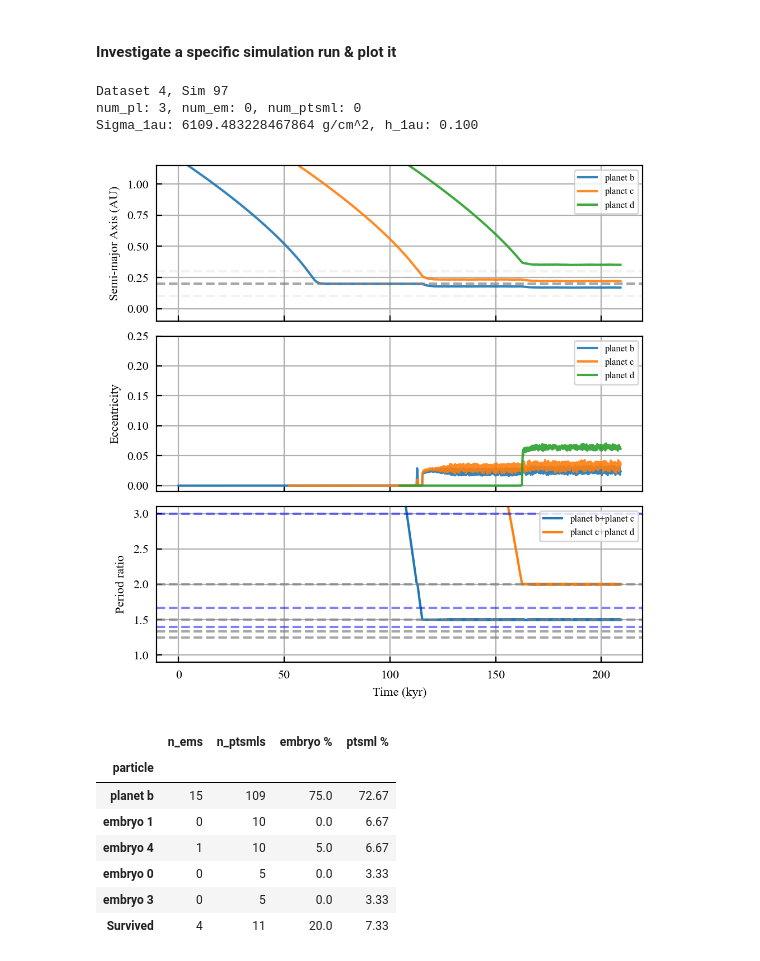
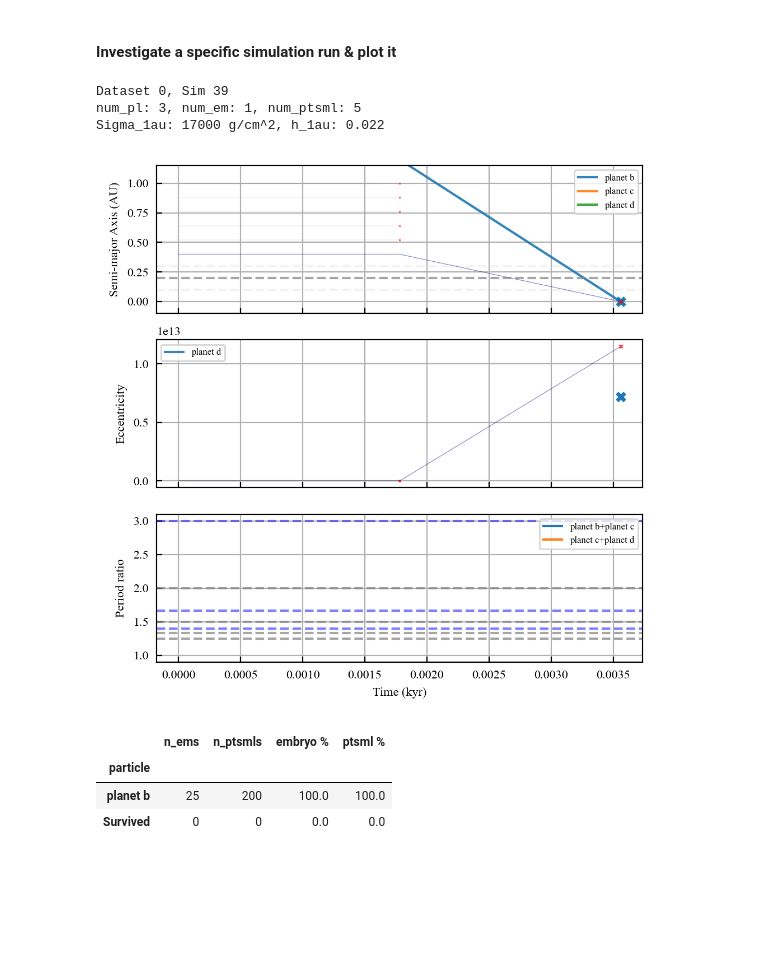
Before and after one commit to dchen10Git/uh-ifa-reu-2026, a Jupyter notebook: analyze_sims.ipynb, the cells around one changed output. Drawn from its saved outputs; the diff is of its cells as text; code cells hidden in the pictures; blank space fills up the shorter version.

```diff
--- a/analyze_sims.ipynb
+++ b/analyze_sims.ipynb
@@ -65,8 +65,8 @@ r_sun = u.Rsun.to(u.AU)
 # %% [markdown]
 #### Investigate a specific simulation run & plot it
 # %%
-dataset_id = 4
-sim_id = 97
+dataset_id = 0
+sim_id = 39
 base_dir = Path.cwd()
 file_path = base_dir.parent / f"sim_results/dataset{dataset_id}" / f"sim{sim_id}.h5"
 saved_sim = reb_sims.load_simulation_run(file_path)
@@ -123,8 +123,10 @@ def plot_system(saved_sim, num_pl, num_em, num_ptsml, t_units='kyr'):
             ax2.plot(times/time_factor, sim_data[name]["e"], alpha=0.9, label=name)
 
             if i < num_pl-1:
-                # ax3.plot(times/time_factor, sim_data[name]["P_ratio"], label=f"{name}+{rock_names[i+1]}")
                 ax3.plot(times/time_factor, sim_data[rock_names[i+1]]["P"]/sim_data[name]["P"], label=f"{name}+{rock_names[i+1]}")
+
+    # Pomegas should be antialigned
+    # ax2.plot(times/time_factor, sim_data['planet b']["pomega"]-sim_data['planet c']["pomega"], alpha=0.9, label=name)
 
     # Another loop to prevent color confusion
     for i in range(num_pl):
@@ -159,7 +161,7 @@ def plot_system(saved_sim, num_pl, num_em, num_ptsml, t_units='kyr'):
     ax3.set_xlabel("Time (kyr)")
 
     ax1.set_ylim(-0.1,1.15)
-    ax2.set_ylim(-0.01,0.25)
+    # ax2.set_ylim(-0.01,0.25)
     ax3.set_ylim(0.9,3.1)
 
     # Plot ide location & width
@@ -170,38 +172,38 @@ def plot_system(saved_sim, num_pl, num_em, num_ptsml, t_units='kyr'):
     except:
         pass
 
     ax1.legend(fontsize=6); ax2.legend(fontsize=6); ax3.legend(fontsize=6)
     ax1.grid(True); ax2.grid(True); ax3.grid(True)
 
     # Add horizontal lines for resonances
     first_res = [2/1, 3/2, 4/3, 5/4]
     second_res = [3/1, 5/3, 7/5]
     third_res = [4/1, 5/2, 7/4, 8/5]
 
     for r in first_res:
         ax3.axhline(r, color='gray', ls='--', alpha=0.7)
     for r in second_res:
         ax3.axhline(r, color='blue', ls='--', alpha=0.5)
     # for r in third_res:
     #     ax3.axhline(r, color='red', ls='--', alpha=0.5)
 
     fig.subplots_adjust(hspace=0)
 
     # plt.suptitle("Orbital Evolution")
     plt.tight_layout(); plt.show()
     # plt.savefig("orbital_evo.svg", bbox_inches="tight")
 
 print(f"Dataset {dataset_id}, Sim {sim_id}")
 print(f"num_pl: {metadata['num_pl']}, num_em: {metadata['num_em']}, num_ptsml: {metadata['num_ptsml']}")
-print(f"Sigma_1au: {metadata['Sigma_1au']} g/cm^2, h_1au: {metadata['h_1au']:.3f}")
+print(f"Sigma_1au: {metadata['Sigma_1au']:.0f} g/cm^2, h_1au: {metadata['h_1au']:.3f}")
 
 %matplotlib widget
 plot_system(saved_sim, num_pl, num_em, num_ptsml)
 # %% [output]
-Dataset 4, Sim 97
-num_pl: 3, num_em: 0, num_ptsml: 0
-Sigma_1au: 6109.483228467864 g/cm^2, h_1au: 0.100
+Dataset 0, Sim 39
+num_pl: 3, num_em: 1, num_ptsml: 5
+Sigma_1au: 17000 g/cm^2, h_1au: 0.022
-[figure, old version]
+[figure, new version]
 # %%
 def get_collision_log(metadata):
     """Collects collision log and converts to pd.DataFrame for later use.
@@ -315,5 +235,5 @@ accretion_df = get_accretion_stats(metadata)
 # %%
-def summarize_accretion(collision_df, percent=True):
+def summarize_accretion(collision_df, fates_df, percent=True):
     """Summarizes accretion information.
 
     Args:
@@ -341,7 +261,7 @@ def summarize_accretion(collision_df, percent=True):
 
     alive_particles = [
         name
-        for name, outcome in saved_sim[1]["particle_fate"].items()
+        for name, outcome in fates_df["outcome"].items()
         if outcome == "alive"
     ]
 
@@ -386,16 +306,12 @@ def summarize_accretion(collision_df, percent=True):
 
     return alive_accretion_df
 
-summary = summarize_accretion(collision_df)
+summary = summarize_accretion(collision_df, fates_df)
 summary
 # %% [output]
 |  | n_ems | n_ptsmls | embryo % | ptsml % |
 | particle |  |  |  |  |
-| planet b | 15 | 109 | 75.0 | 72.67 |
-| embryo 1 | 0 | 10 | 0.0 | 6.67 |
-| embryo 4 | 1 | 10 | 5.0 | 6.67 |
-| embryo 0 | 0 | 5 | 0.0 | 3.33 |
-| embryo 3 | 0 | 5 | 0.0 | 3.33 |
-| Survived | 4 | 11 | 20.0 | 7.33 |
+| planet b | 25 | 200 | 100.0 | 100.0 |
+| Survived | 0 | 0 | 0.0 | 0.0 |
 # %%
 # Get additional outcomes for all sims in one dataset
```
Also changed, not shown: parts of 7 cells of this notebook, 3 other files.
